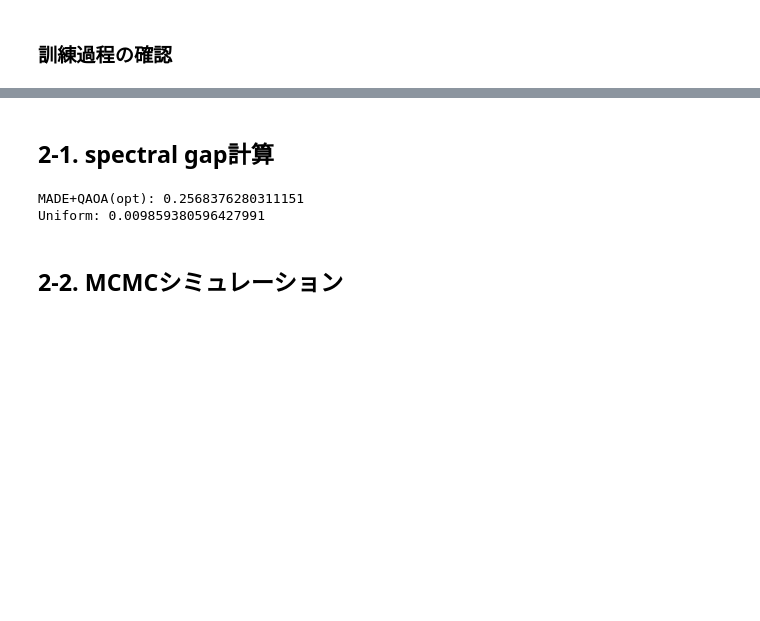
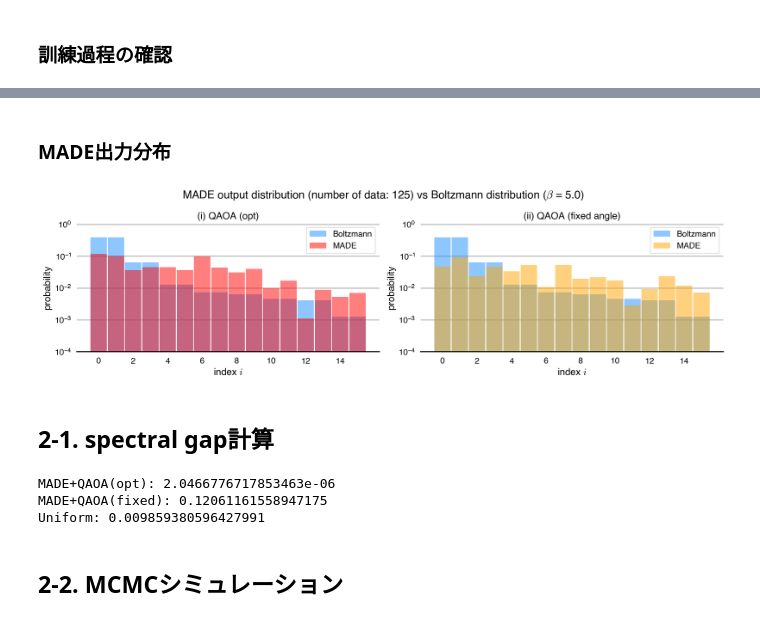
Before and after one commit to yuichiro-nakano/data_for_qaoa-made-mcmc, a Jupyter notebook: notebooks/20240720_made_mcmc_test.ipynb, the cells around one changed output, grey strips where cells are left out. Cells and saved outputs as stored; diff of their text form; code cells hidden in the pictures; blank space fills up the shorter version.

```diff
--- a/notebooks/20240720_made_mcmc_test.ipynb
+++ b/notebooks/20240720_made_mcmc_test.ipynb
@@ -93,3 +119,67 @@ ax1.legend(fontsize=12)
+# %% [markdown]
+### MADE出力分布
+# %%
+# calculate probs of MADE outputs
+all_inputs = np.array([made.number_to_binary(i, n_spin) for i in range(2**n_spin)])
+qaoa_opt_pred_dist = made.compute_log_prob(model_qaoa_opt, all_inputs)
+qaoa_opt_pred_dist = np.exp(qaoa_opt_pred_dist)
+qaoa_fix_pred_dist = made.compute_log_prob(model_qaoa_fix, all_inputs)
+qaoa_fix_pred_dist = np.exp(qaoa_fix_pred_dist)
+
+min_energy = ising.min_exact_spin_energy(instance)
+boltzmann_prob = ising.spin_boltzmann_distribution(instance, beta)
+boltzmann_prob_sort = np.sort(boltzmann_prob)[::-1]
+
+# plot
+n_top = 16
+sort_idx = np.argsort(boltzmann_prob)[::-1]
+
+fig1_1, ax1_1 = plt.subplots(1,2, figsize=(14,4), dpi=200)
+fig1_1.suptitle(r'MADE output distribution (number of data: {0}) vs Boltzmann distribution ($\beta$ = {1})'.format(n_train+n_test, beta), fontsize=16)
+
+# MADE+QAOA(opt)
+ax1_1[0].spines["top"].set_linewidth(0)
+ax1_1[0].spines["left"].set_linewidth(0)
+ax1_1[0].spines["bottom"].set_linewidth(1.5)
+ax1_1[0].spines["right"].set_linewidth(0)
+
+ax1_1[0].bar(np.arange(n_top), boltzmann_prob_sort[0:n_top], width=0.95, color='dodgerblue', alpha=0.5, label="Boltzmann")
+ax1_1[0].bar(np.arange(n_top), qaoa_opt_pred_dist[sort_idx[0:n_top]], width=0.95, color='red', alpha=0.5, label="MADE")
+ax1_1[0].grid(axis='y', color='#BFBFBF', linestyle='-', linewidth=1.5)
+ax1_1[0].set_axisbelow(True) #gridを背面にする
+ax1_1[0].set_xlabel(r'index $i$', fontsize=14)
+ax1_1[0].set_ylabel("probability", fontsize=14)
+ax1_1[0].set_xticks(np.arange(0, n_top, 2))
+ax1_1[0].set_yscale('log')
+ax1_1[0].set_ylim(1e-4, 1.1e0)
+ax1_1[0].tick_params(width=0, labelsize=12, length=5)
+ax1_1[0].tick_params(axis="y", which='minor', width=0.0)
+ax1_1[0].set_title("(i) QAOA (opt)", fontsize=14)
+ax1_1[0].legend(fontsize=12)
+
+# MADE+QAOA(fixed angle)
+ax1_1[1].spines["top"].set_linewidth(0)
+ax1_1[1].spines["left"].set_linewidth(0)
+ax1_1[1].spines["bottom"].set_linewidth(1.5)
+ax1_1[1].spines["right"].set_linewidth(0)
+
+ax1_1[1].bar(np.arange(n_top), boltzmann_prob_sort[0:n_top], width=0.95, color='dodgerblue', alpha=0.5, label="Boltzmann")
+ax1_1[1].bar(np.arange(n_top), qaoa_fix_pred_dist[sort_idx[0:n_top]], width=0.95, color='orange', alpha=0.5, label="MADE")
+ax1_1[1].grid(axis='y', color='#BFBFBF', linestyle='-', linewidth=1.5)
+ax1_1[1].set_axisbelow(True) #gridを背面にする
+ax1_1[1].set_xlabel(r'index $i$', fontsize=14)
+ax1_1[1].set_ylabel("probability", fontsize=14)
+ax1_1[1].set_xticks(np.arange(0, n_top, 2))
+ax1_1[1].set_yscale('log')
+ax1_1[1].set_ylim(1e-4, 1.1e0)
+ax1_1[1].tick_params(width=0, labelsize=12, length=5)
+ax1_1[1].tick_params(axis="y", which='minor', width=0.0)
+ax1_1[1].set_title("(ii) QAOA (fixed angle)", fontsize=14)
+ax1_1[1].legend(fontsize=12)
+
+plt.tight_layout()
+# %% [output]
+[figure, added]
 # %% [markdown]
 ## 2-1. spectral gap計算
 # %%
@@ -130,9 +230,11 @@ qaoa_opt_made_gap = mcmc.spectral_gap(qaoa_opt_made_P)
 uni_gap = mcmc.spectral_gap(uni_P)
 # %%
 print('MADE+QAOA(opt): {0}'.format(qaoa_opt_made_gap))
+print('MADE+QAOA(fixed): {0}'.format(qaoa_fix_made_gap))
 print('Uniform: {0}'.format(uni_gap))
 # %% [output]
-MADE+QAOA(opt): 0.2568376280311151
+MADE+QAOA(opt): 2.0466776717853463e-06
+MADE+QAOA(fixed): 0.12061161558947175
 Uniform: 0.009859380596427991
 # %% [markdown]
 ## 2-2. MCMCシミュレーション
```
Also changed, not shown: parts of 7 cells of this notebook.
